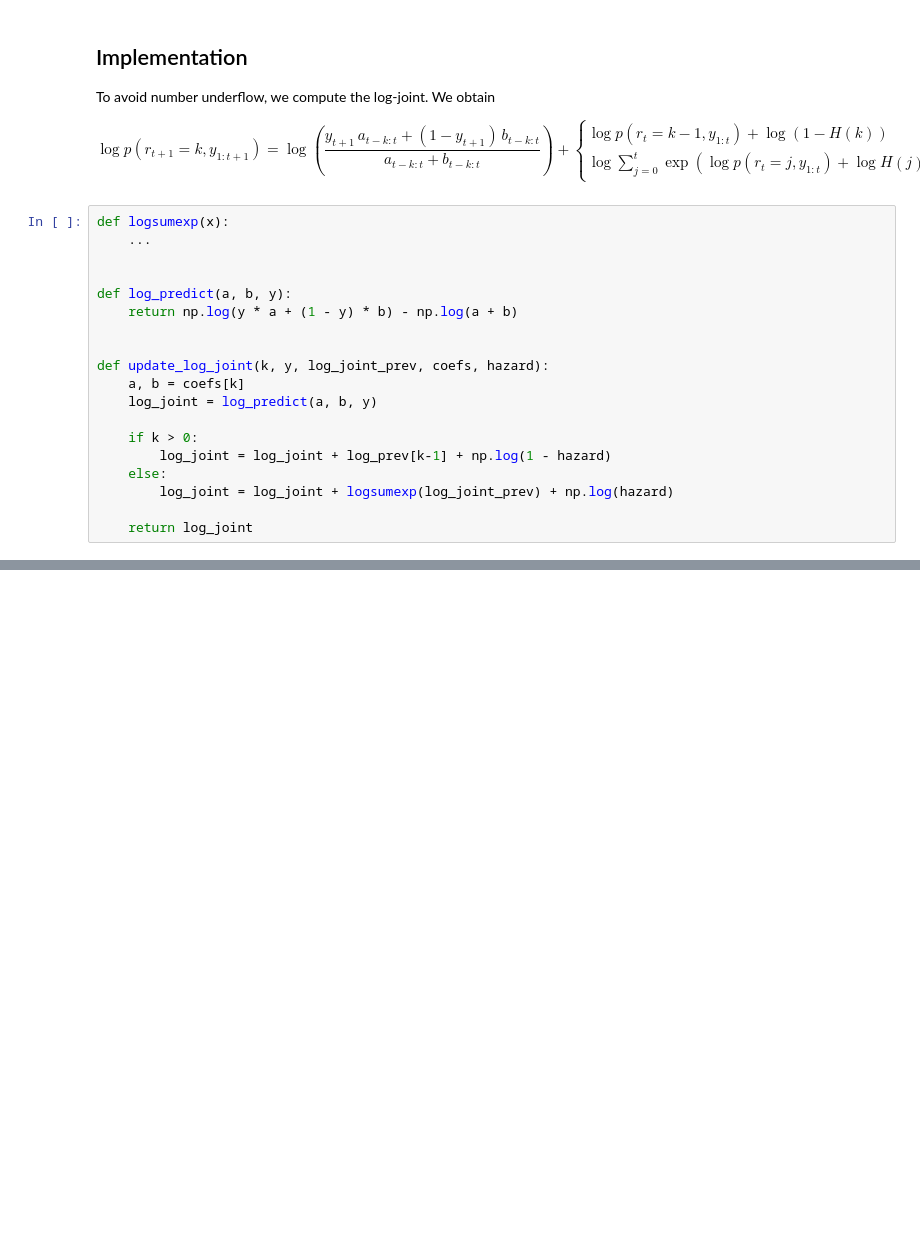
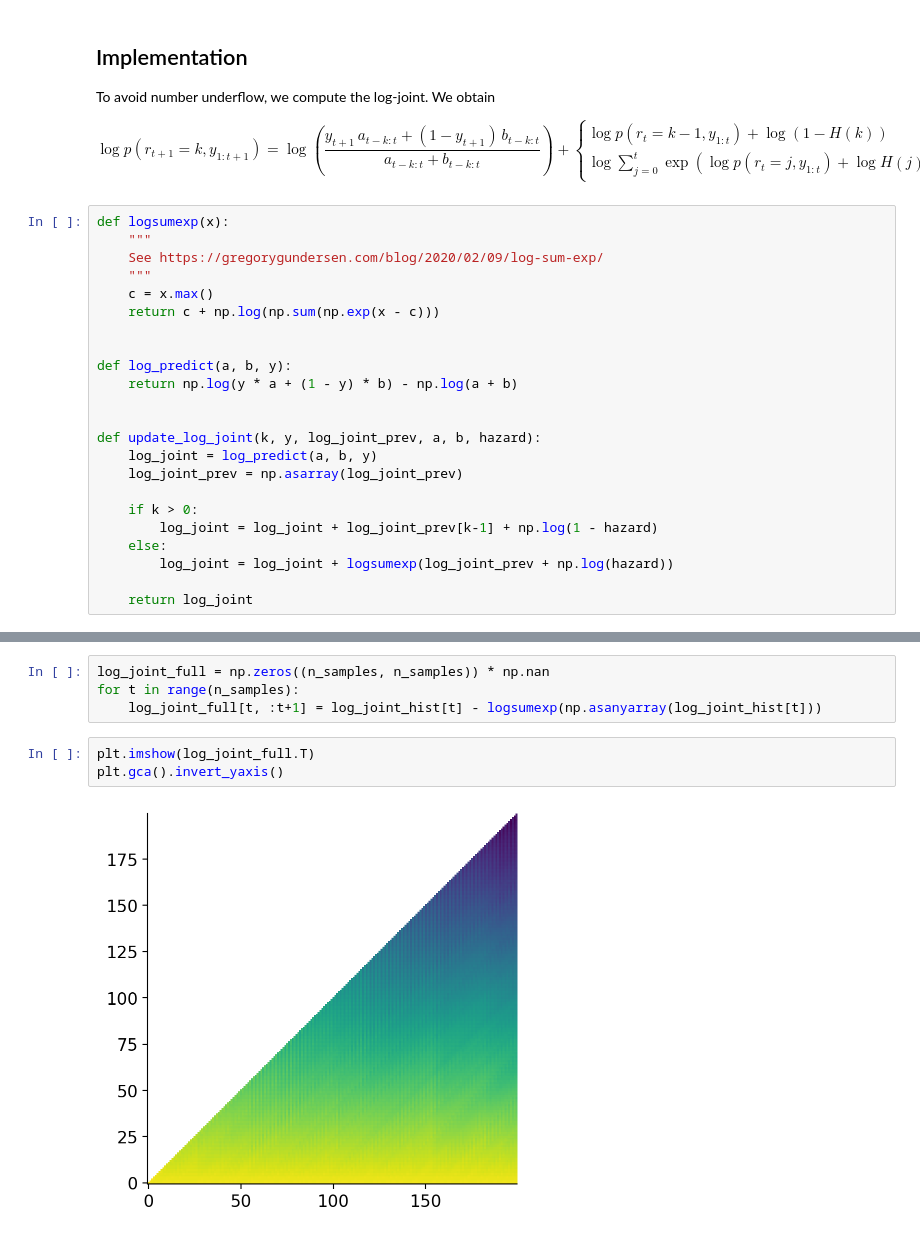
Before and after one commit to gerdm/bayes, a Jupyter notebook: bocd.ipynb, the cells around one changed output, grey strips where cells are left out. Drawn from its saved outputs; the diff is of its cells as text; blank space fills up the shorter version.

```diff
--- a/bocd.ipynb
+++ b/bocd.ipynb
@@ -381,20 +381,24 @@ $$
 $$
 # %%
 def logsumexp(x):
-    ...
+    """
+    See https://gregorygundersen.com/blog/2020/02/09/log-sum-exp/
+    """
+    c = x.max()
+    return c + np.log(np.sum(np.exp(x - c)))
 
 
 def log_predict(a, b, y):
     return np.log(y * a + (1 - y) * b) - np.log(a + b)
 
 
-def update_log_joint(k, y, log_joint_prev, coefs, hazard):
-    a, b = coefs[k]
+def update_log_joint(k, y, log_joint_prev, a, b, hazard):
     log_joint = log_predict(a, b, y)
+    log_joint_prev = np.asarray(log_joint_prev)
 
     if k > 0:
-        log_joint = log_joint + log_prev[k-1] + np.log(1 - hazard)
+        log_joint = log_joint + log_joint_prev[k-1] + np.log(1 - hazard)
     else:
-        log_joint = log_joint + logsumexp(log_joint_prev) + np.log(hazard)
+        log_joint = log_joint + logsumexp(log_joint_prev + np.log(hazard))
 
     return log_joint
@@ -400,0 +446,9 @@ def update_log_joint(k, y, log_joint_prev, coefs, hazard):
+# %%
+log_joint_full = np.zeros((n_samples, n_samples)) * np.nan
+for t in range(n_samples):
+    log_joint_full[t, :t+1] = log_joint_hist[t] - logsumexp(np.asanyarray(log_joint_hist[t]))
+# %%
+plt.imshow(log_joint_full.T)
+plt.gca().invert_yaxis()
+# %% [output]
+[figure, added]
```
Also changed, not shown: parts of 4 cells of this notebook.
